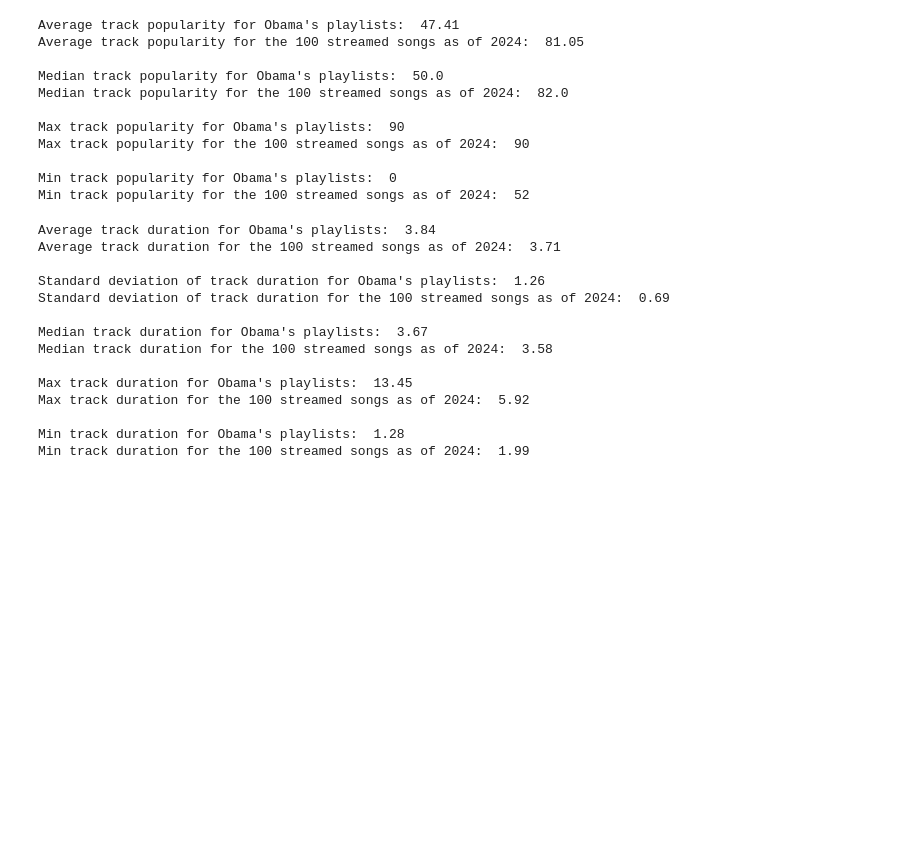
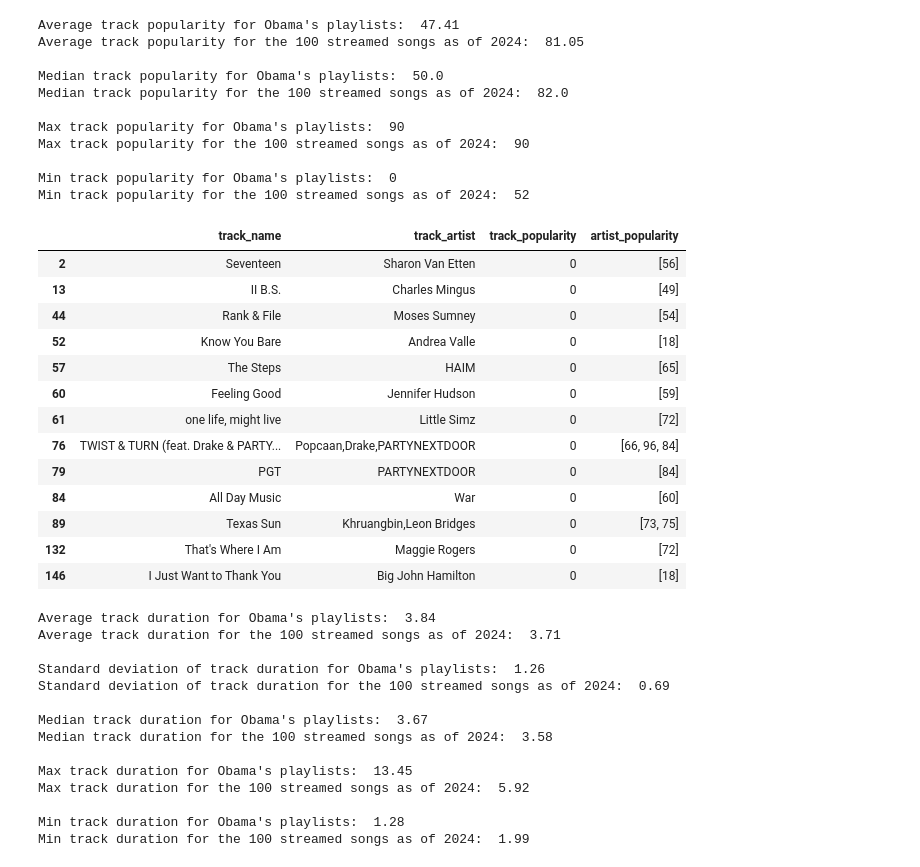
Before and after one commit to Ramonalyst/Music_Recommendation_System, a Jupyter notebook: Obama_vs_Top_100_Comparison.ipynb, the cells around one changed output. Saved outputs shown, nothing was run; the diff lists cells and outputs as text; code cells hidden in the pictures; blank space fills up the shorter version.

```diff
--- a/Obama_vs_Top_100_Comparison.ipynb
+++ b/Obama_vs_Top_100_Comparison.ipynb
@@ -133,0 +116,6 @@ memory usage: 54.8+ KB
+# %%
+df_obama.loc[df_obama["genres"] == "Electronic", "genres"] = "Electronic/House/Dance"
+# %%
+df_obama.loc[df_obama["genres"] == "House/Dance", "genres"] = "Electronic/House/Dance"
+# %%
+df_obama.loc[df_obama["genres"] == "Rap", "genres"] = "Hip Hop"
@@ -571,6 +597,23 @@ Max track popularity for the 100 streamed songs as of 2024:  90
 
 Min track popularity for Obama's playlists:  0
 Min track popularity for the 100 streamed songs as of 2024:  52
+# %%
+df_obama[df_obama["track_popularity"]==0][["track_name", "track_artist", "track_popularity", "artist_popularity"]]
+# %% [output]
+|  | track_name | track_artist | track_popularity | artist_popularity |
+| 2 | Seventeen | Sharon Van Etten | 0 | [56] |
+| 13 | II B.S. | Charles Mingus | 0 | [49] |
+| 44 | Rank & File | Moses Sumney | 0 | [54] |
+| 52 | Know You Bare | Andrea Valle | 0 | [18] |
+| 57 | The Steps | HAIM | 0 | [65] |
+| 60 | Feeling Good | Jennifer Hudson | 0 | [59] |
+| 61 | one life, might live | Little Simz | 0 | [72] |
+| 76 | TWIST & TURN (feat. Drake & PARTY... | Popcaan,Drake,PARTYNEXTDOOR | 0 | [66, 96, 84] |
+| 79 | PGT | PARTYNEXTDOOR | 0 | [84] |
+| 84 | All Day Music | War | 0 | [60] |
+| 89 | Texas Sun | Khruangbin,Leon Bridges | 0 | [73, 75] |
+| 132 | That's Where I Am | Maggie Rogers | 0 | [72] |
+| 146 | I Just Want to Thank You | Big John Hamilton | 0 | [18] |
 # %%
 print("Average track duration for Obama's playlists: ", round(df_obama["duration_min"].mean(),2))
 print("Average track duration for the 100 streamed songs as of 2024: ", round(df_top_100["duration_min"].mean(),2))
```
Also changed, not shown: parts of 15 cells of this notebook.
